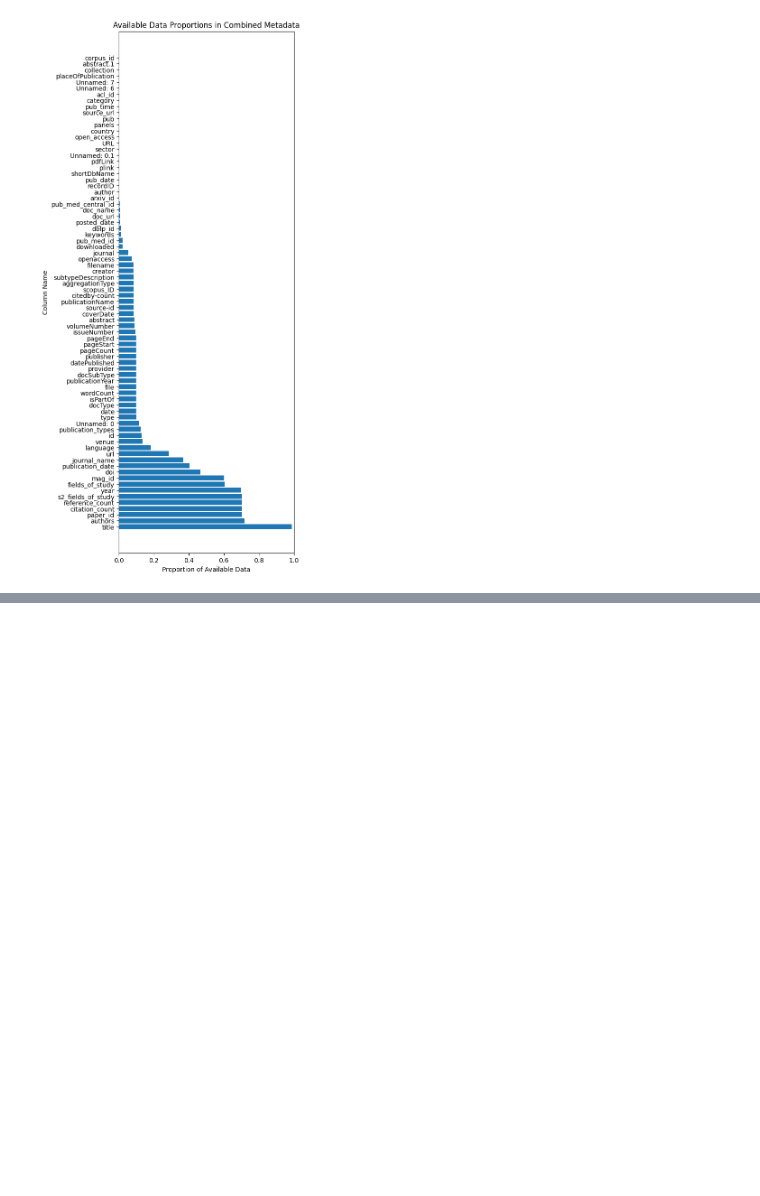
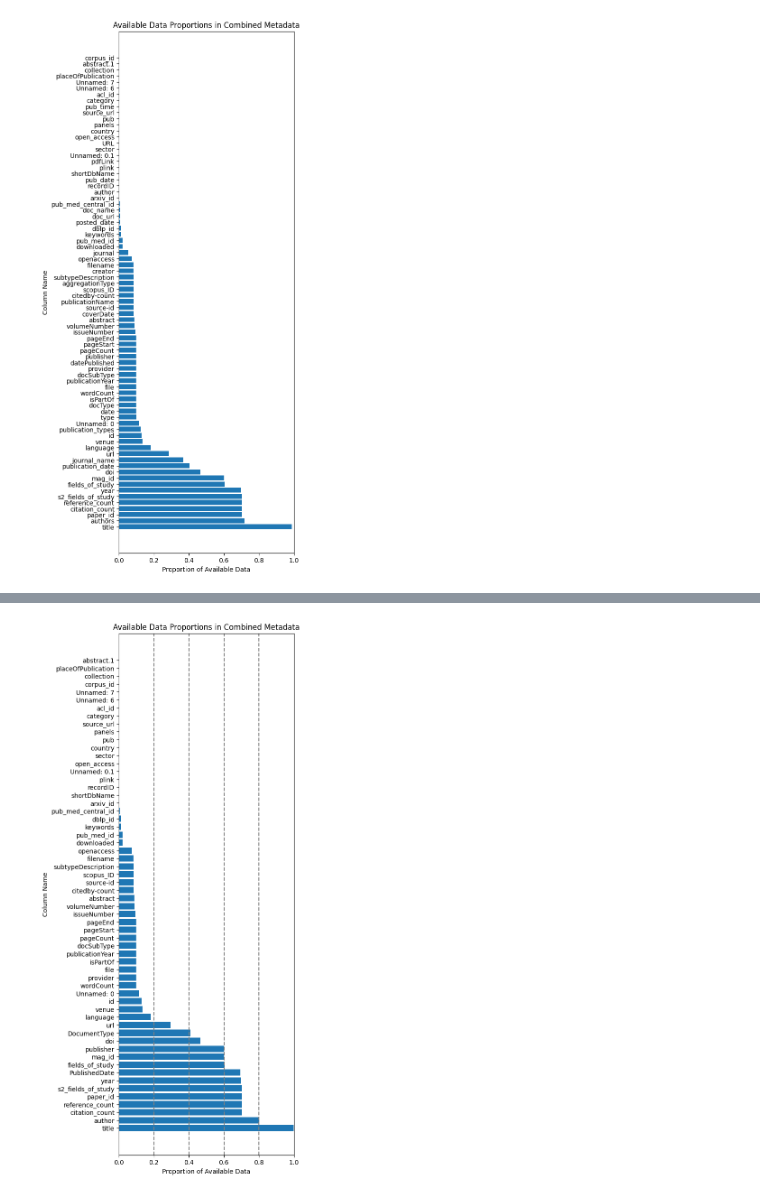
Before and after one commit to dyou-wbg/meta_processing, a Jupyter notebook: Stats_All_metadata.ipynb, the cells around one changed output, grey strips where cells are left out. Saved outputs shown, nothing was run; the diff lists cells and outputs as text; code cells hidden in the pictures; blank space fills up the shorter version.

```diff
--- a/Stats_All_metadata.ipynb
+++ b/Stats_All_metadata.ipynb
@@ -121,0 +371,7 @@ plt.show()
+# %%
+directory = '/content/drive/MyDrive/finalMetaFile'
+
+final_file_list = ['metadata_jstor_unifiedColName.csv', 'scopus_fixed_encoding_unifiedColName.csv',
+                   'elsevier_metadata_unifiedColName.csv', 'metadata_semantic_scholar_unifiedColName.csv',
+                   'url1_ie_table_complete_unifiedColName.csv', 'metadata_econlit_unifiedColName.csv',
+                   'SSRN_metadata_unifiedColName.csv', 'metadata_repec_unifiedColName.csv']
@@ -121,0 +472,15 @@ plt.show()
+# %%
+plt.figure(figsize=(5, 15))
+plt.barh(available_data_proportions.index, available_data_proportions.values)
+plt.ylabel("Column Name")
+plt.yticks(rotation=0)
+plt.xlabel("Proportion of Available Data")
+plt.xlim(0,1)
+plt.title("Available Data Proportions in Combined Metadata")
+plt.axvline(x=0.2, linestyle="--", color="grey")
+plt.axvline(x=0.4, linestyle="--", color="grey")
+plt.axvline(x=0.6, linestyle="--", color="grey")
+plt.axvline(x=0.8, linestyle="--", color="grey")
+plt.show()
+# %% [output]
+[figure, added]
```
Also changed, not shown: parts of 27 cells of this notebook.
